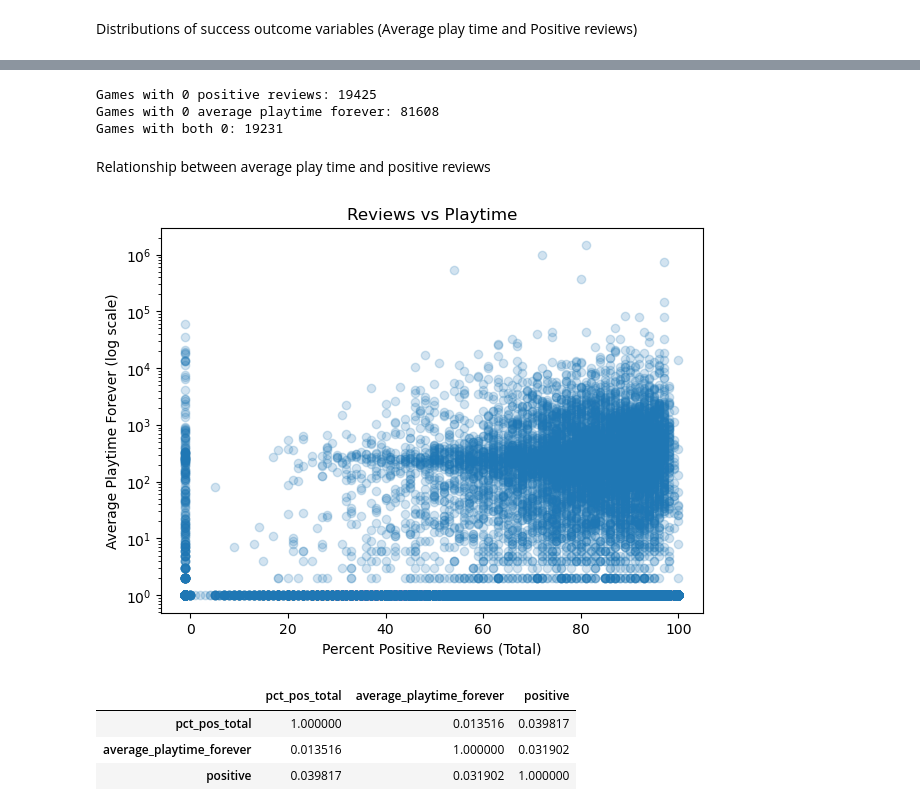
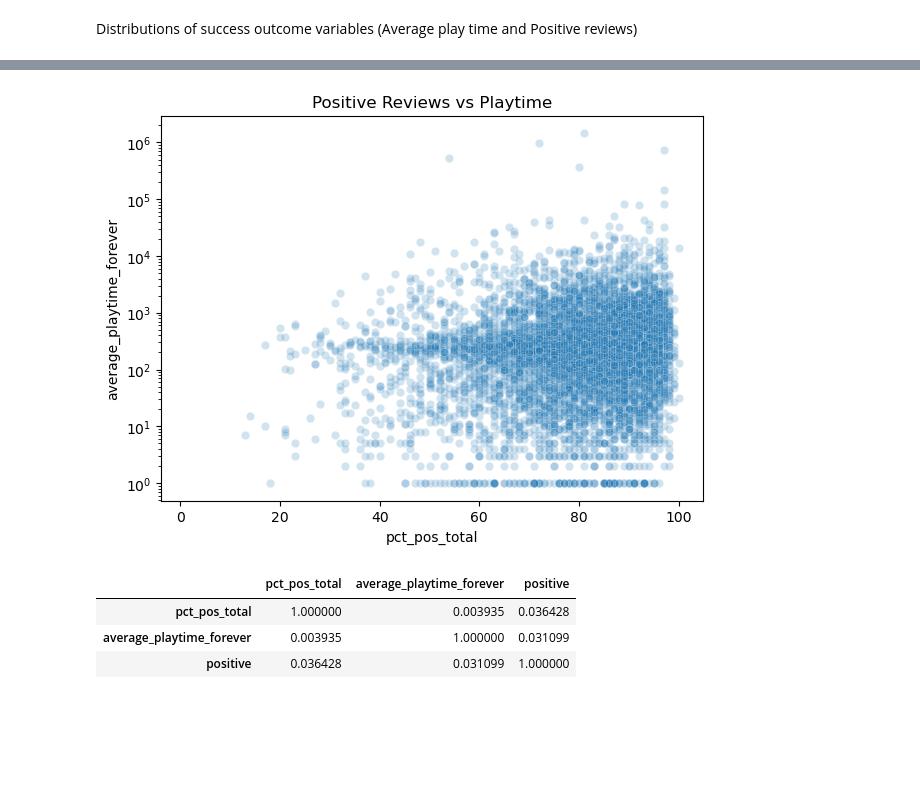
Before and after one commit to rakeikahukoti-del/DATA301-GP, a Jupyter notebook: notebooks/edajoanna.ipynb, the cells around one changed output, grey strips where cells are left out. Cells and saved outputs as stored; diff of their text form; code cells hidden in the pictures; blank space fills up the shorter version.

```diff
--- a/notebooks/edajoanna.ipynb
+++ b/notebooks/edajoanna.ipynb
@@ -123,26 +161,14 @@ How many games have no success signal
 # %%
-print("Games with 0 positive reviews:", (steam_eda['positive'] == 0).sum())
-print("Games with 0 average playtime forever:", (steam_eda['average_playtime_forever'] == 0).sum())
-print("Games with both 0:", ((steam_eda['positive'] == 0) & (steam_eda['average_playtime_forever'] == 0)).sum())
+plt.figure(figsize=(7, 5))
+sns.scatterplot(data=steam_reviewed, x='pct_pos_total', y='average_playtime_forever', alpha=0.2)
+plt.yscale('log')
+plt.title('Positive Reviews vs Playtime')
+plt.show()
+
+steam_reviewed[['pct_pos_total', 'average_playtime_forever', 'positive']].corr()
 # %% [output]
-Games with 0 positive reviews: 19425
-Games with 0 average playtime forever: 81608
-Games with both 0: 19231
+[figure, added]
+|  | pct_pos_total | average_playtime_forever | positive |
+| pct_pos_total | 1.000000 | 0.003935 | 0.036428 |
+| average_playtime_forever | 0.003935 | 1.000000 | 0.031099 |
+| positive | 0.036428 | 0.031099 | 1.000000 |
-# %% [markdown]
-Relationship between average play time and positive reviews
-# %%
-plt.figure(figsize=(7, 5))
-plt.scatter(steam_eda['pct_pos_total'], steam_eda['average_playtime_forever'] + 1, alpha=0.2)
-plt.yscale('log')
-plt.xlabel('Percent Positive Reviews (Total)')
-plt.ylabel('Average Playtime Forever (log scale)')
-plt.title('Reviews vs Playtime')
-plt.show()
-
-steam_eda[['pct_pos_total', 'average_playtime_forever', 'positive']].corr()
-# %% [output]
-[figure, removed]
-|  | pct_pos_total | average_playtime_forever | positive |
-| pct_pos_total | 1.000000 | 0.013516 | 0.039817 |
-| average_playtime_forever | 0.013516 | 1.000000 | 0.031902 |
-| positive | 0.039817 | 0.031902 | 1.000000 |
```
Also changed, not shown: parts of 9 cells of this notebook.
